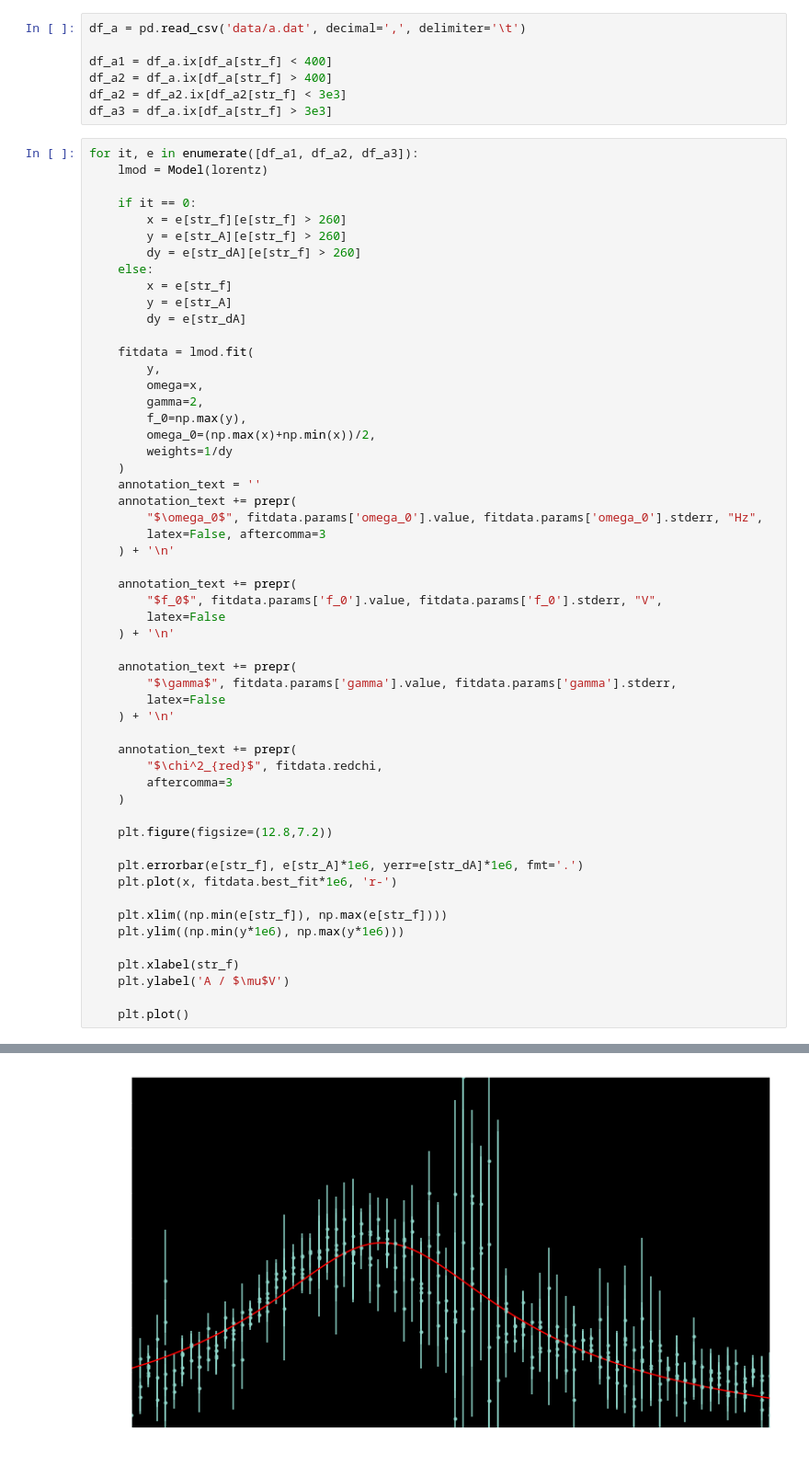
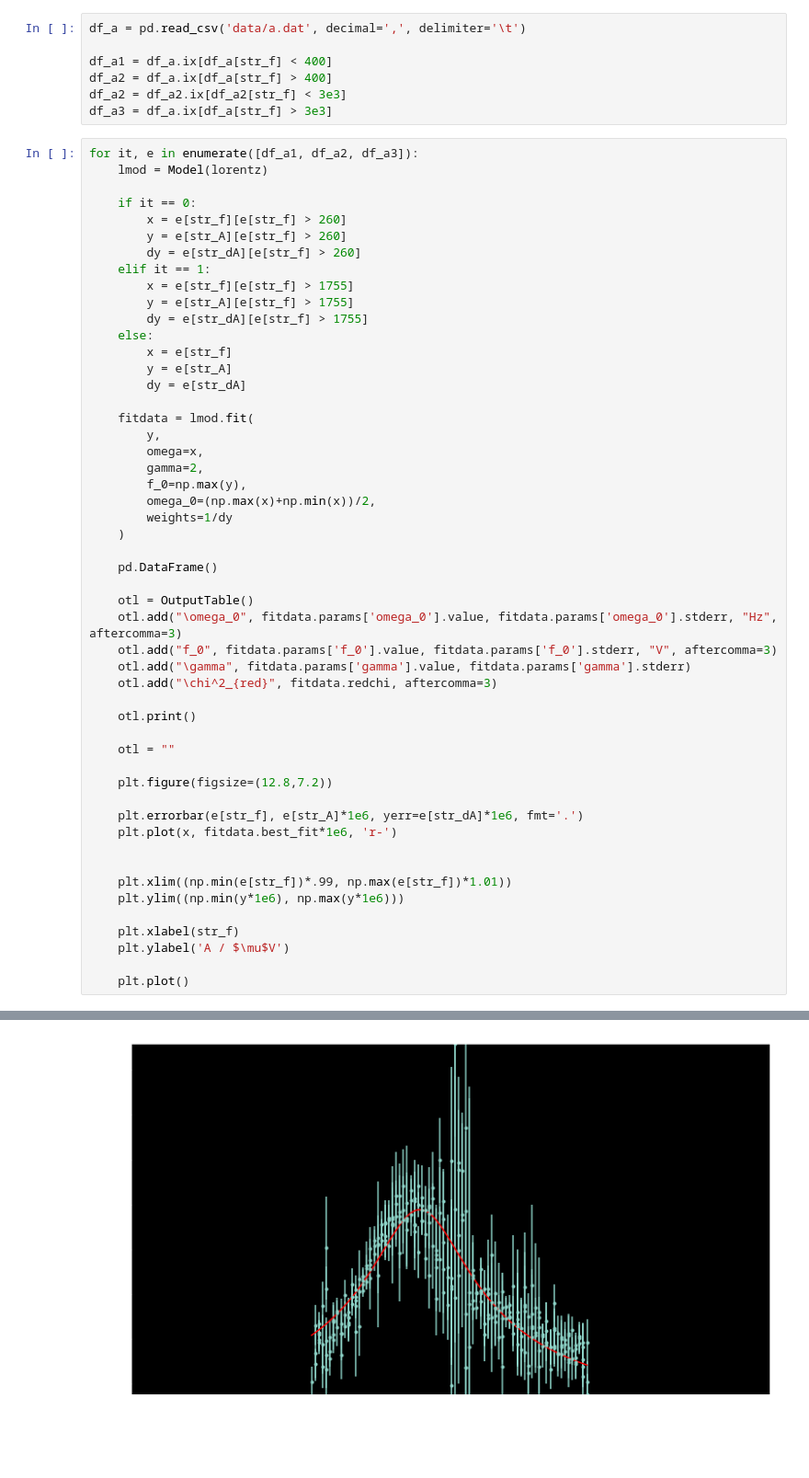
Before and after one commit to acereca/FP, a Jupyter notebook: F77 - Computer und Datenverarbeitung/F77.ipynb, the cells around one changed output, grey strips where cells are left out. Shown: that part at 92% size. Saved outputs shown, nothing was run; the diff lists cells and outputs as text.

```diff
--- a/F77 - Computer und Datenverarbeitung/F77.ipynb
+++ b/F77 - Computer und Datenverarbeitung/F77.ipynb
@@ -39,6 +39,10 @@ for it, e in enumerate([df_a1, df_a2, df_a3]):
         x = e[str_f][e[str_f] > 260]
         y = e[str_A][e[str_f] > 260]
         dy = e[str_dA][e[str_f] > 260]
+    elif it == 1:
+        x = e[str_f][e[str_f] > 1755]
+        y = e[str_A][e[str_f] > 1755]
+        dy = e[str_dA][e[str_f] > 1755]
     else:
         x = e[str_f]
         y = e[str_A]
@@ -52,33 +56,26 @@ for it, e in enumerate([df_a1, df_a2, df_a3]):
         omega_0=(np.max(x)+np.min(x))/2,
         weights=1/dy
     )
-    annotation_text = ''
-    annotation_text += prepr(
-        "$\omega_0$", fitdata.params['omega_0'].value, fitdata.params['omega_0'].stderr, "Hz",
-        latex=False, aftercomma=3
-    ) + '\n'
 
-    annotation_text += prepr(
-        "$f_0$", fitdata.params['f_0'].value, fitdata.params['f_0'].stderr, "V",
-        latex=False
-    ) + '\n'
+    pd.DataFrame()
 
-    annotation_text += prepr(
-        "$\gamma$", fitdata.params['gamma'].value, fitdata.params['gamma'].stderr,
-        latex=False
-    ) + '\n'
+    otl = OutputTable()
+    otl.add("\omega_0", fitdata.params['omega_0'].value, fitdata.params['omega_0'].stderr, "Hz", aftercomma=3)
+    otl.add("f_0", fitdata.params['f_0'].value, fitdata.params['f_0'].stderr, "V", aftercomma=3)
+    otl.add("\gamma", fitdata.params['gamma'].value, fitdata.params['gamma'].stderr)
+    otl.add("\chi^2_{red}", fitdata.redchi, aftercomma=3)
 
-    annotation_text += prepr(
-        "$\chi^2_{red}$", fitdata.redchi,
-        aftercomma=3
-    )
+    otl.print()
+
+    otl = ""
 
     plt.figure(figsize=(12.8,7.2))
 
     plt.errorbar(e[str_f], e[str_A]*1e6, yerr=e[str_dA]*1e6, fmt='.')
     plt.plot(x, fitdata.best_fit*1e6, 'r-')
 
-    plt.xlim((np.min(e[str_f]), np.max(e[str_f])))
+
+    plt.xlim((np.min(e[str_f])*.99, np.max(e[str_f])*1.01))
     plt.ylim((np.min(y*1e6), np.max(y*1e6)))
 
     plt.xlabel(str_f)
@@ -91 +115 @@ for it, e in enumerate([df_a1, df_a2, df_a3]):
-[figure, old version]
+[figure, new version]
```
Also changed, not shown: parts of 1 cell of this notebook, 2 other files.
